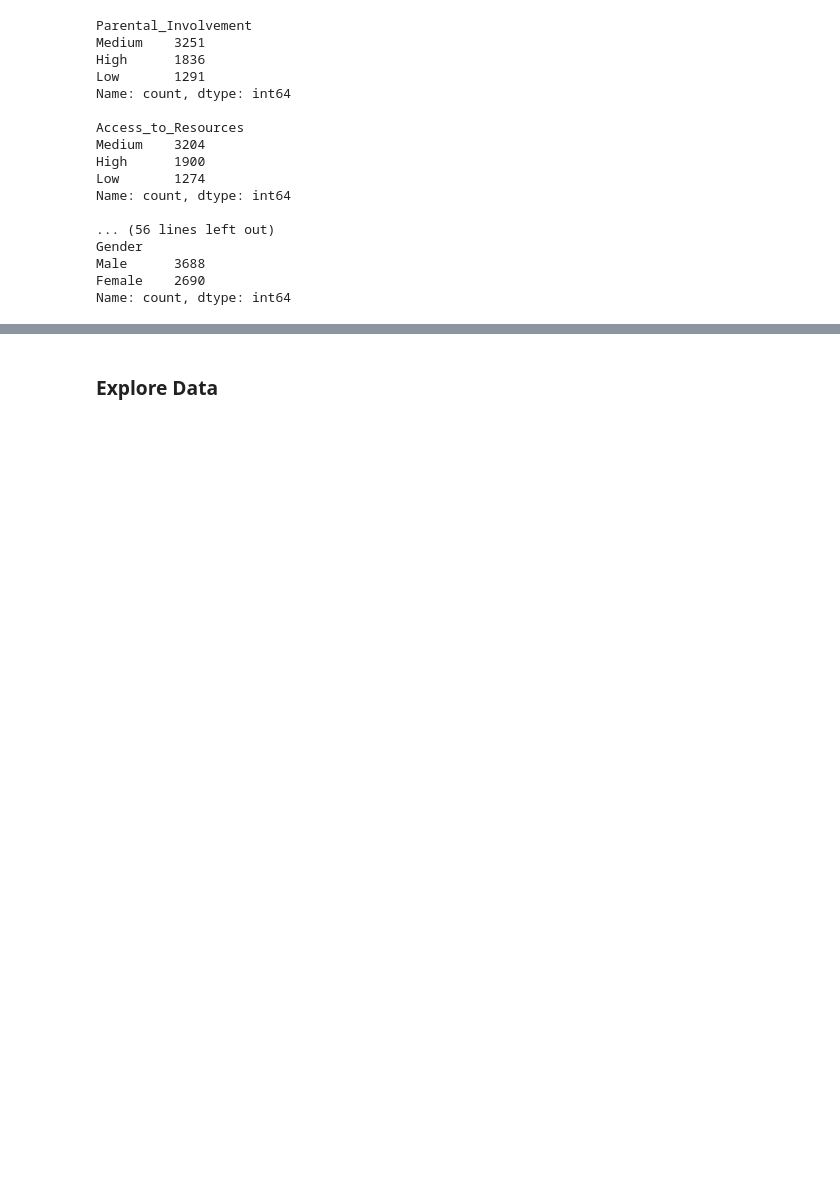
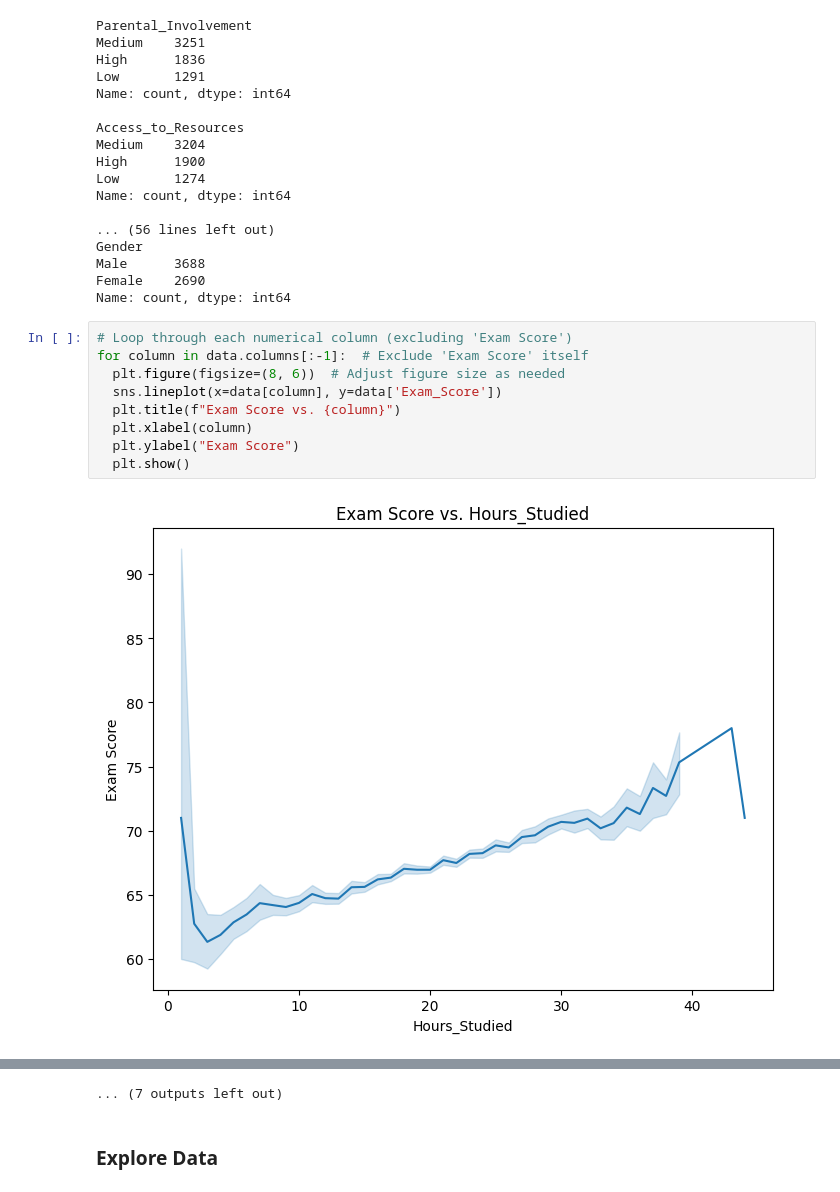
Before and after one commit to josh-g-grimes/Regression-Analysis---College-Exam-Performance, a Jupyter notebook: notebook.ipynb, the cells around one changed output, grey strips where cells are left out. Saved outputs shown, nothing was run; the diff lists cells and outputs as text; blank space fills up the shorter version.

Commit message:
Data Visualization - Added Lineplots and another next step

```diff
--- a/notebook.ipynb
+++ b/notebook.ipynb
@@ -130,3 +130,14 @@ Gender
 Male      3688
 Female    2690
 Name: count, dtype: int64
+# %%
+# Loop through each numerical column (excluding 'Exam Score')
+for column in data.columns[:-1]:  # Exclude 'Exam Score' itself
+  plt.figure(figsize=(8, 6))  # Adjust figure size as needed
+  sns.lineplot(x=data[column], y=data['Exam_Score'])
+  plt.title(f"Exam Score vs. {column}")
+  plt.xlabel(column)
+  plt.ylabel("Exam Score")
+  plt.show()
+# %% [output]
+[figure, added]
@@ -133,3 +155,4 @@ Name: count, dtype: int64
+... (7 outputs left out)
 # %% [markdown]
 ### **Explore Data**
 # %%
```
Also changed, not shown: parts of 2 cells of this notebook.
